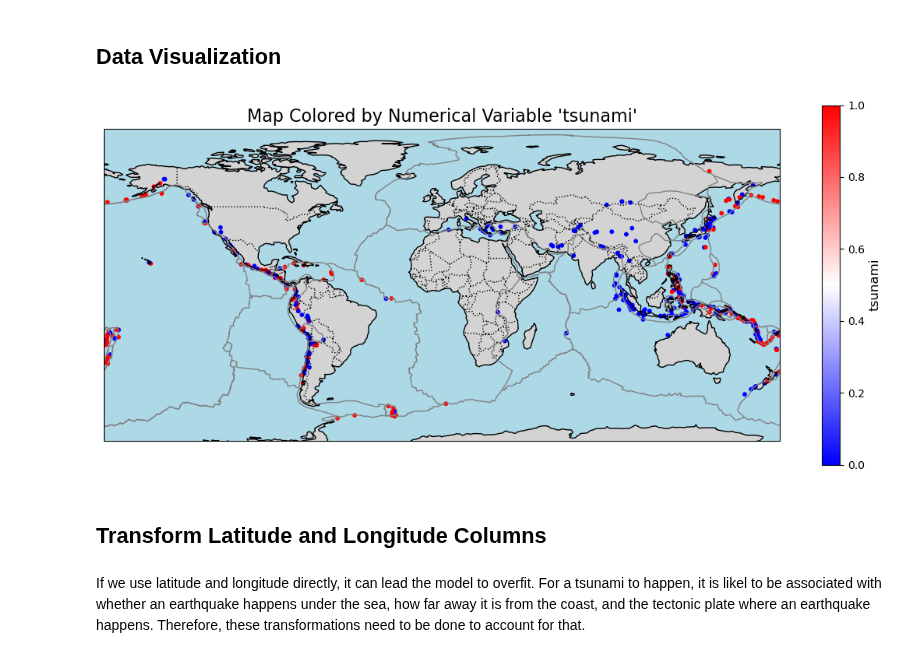
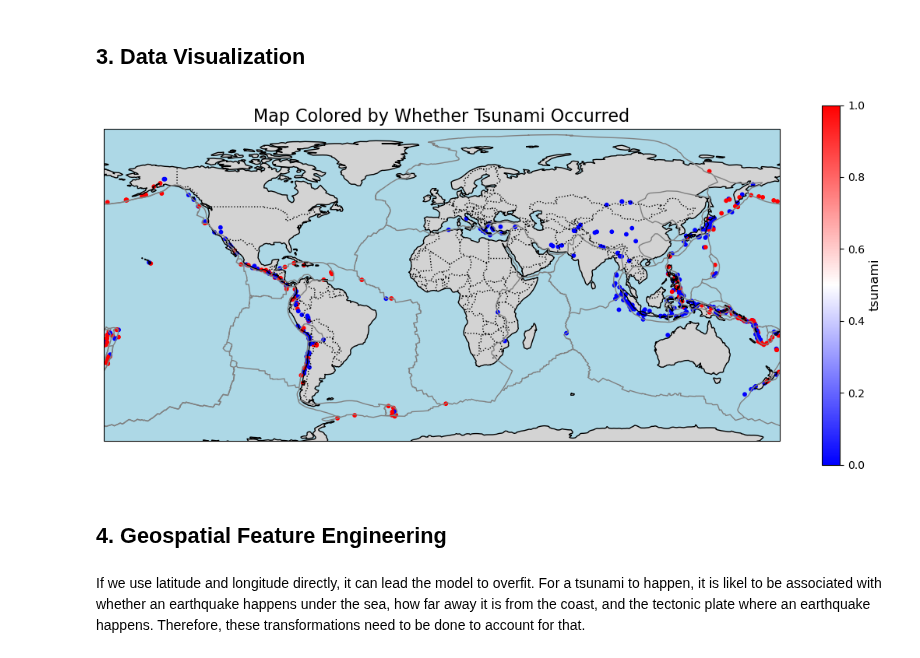
Before and after one commit to sapolraadnui/MDS_Datathon_Tsunami_Prediction, a Jupyter notebook: src/datathon_tsunami_prediction.ipynb, the cells around one changed output. Saved outputs shown, nothing was run; the diff lists cells and outputs as text; code cells hidden in the pictures.

```diff
--- a/src/datathon_tsunami_prediction.ipynb
+++ b/src/datathon_tsunami_prediction.ipynb
@@ -40,7 +70,7 @@ import cartopy.feature as cfeature
 test_df = pd.read_csv("../data/test.csv")
 train_df = pd.read_csv("../data/train.csv")
 # %% [markdown]
-## Data Visualization
+## 3. Data Visualization
 # %%
 # Codes for visualizing data points along with plate boundaries on the map
 # colored by a numeric feature
@@ -136,11 +166,11 @@ def plot_map_categorical(df, category_col, lon_col="longitude", lat_col="latitud
     plt.show()
 # %%
 plot_map_numeric(train_df, "tsunami", lon_col="longitude", lat_col="latitude",
-                     cmap="bwr", markersize=10, title=None)
+                     cmap="bwr", markersize=10, title="Map Colored by Whether Tsunami Occurred")
 # %% [output]
-[figure, old version]
+[figure, new version]
-# %% [markdown]
-## Transform Latitude and Longitude Columns
+# %% [markdown]
+## 4. Geospatial Feature Engineering
 # %% [markdown]
 If we use latitude and longitude directly, it can lead the model to overfit. For a tsunami to happen, it is likel to be associated with whether an earthquake happens under the sea, how far away it is from the coast, and the tectonic plate where an earthquake happens. Therefore, these transformations need to be done to account for that.
 # %%
```
Also changed, not shown: parts of 21 cells of this notebook, 2 other files.
